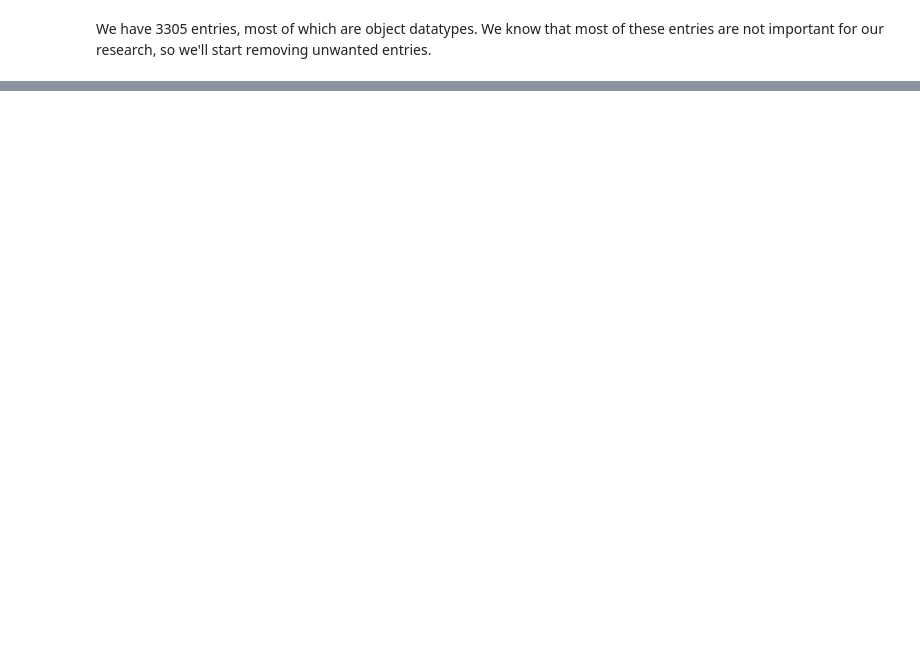
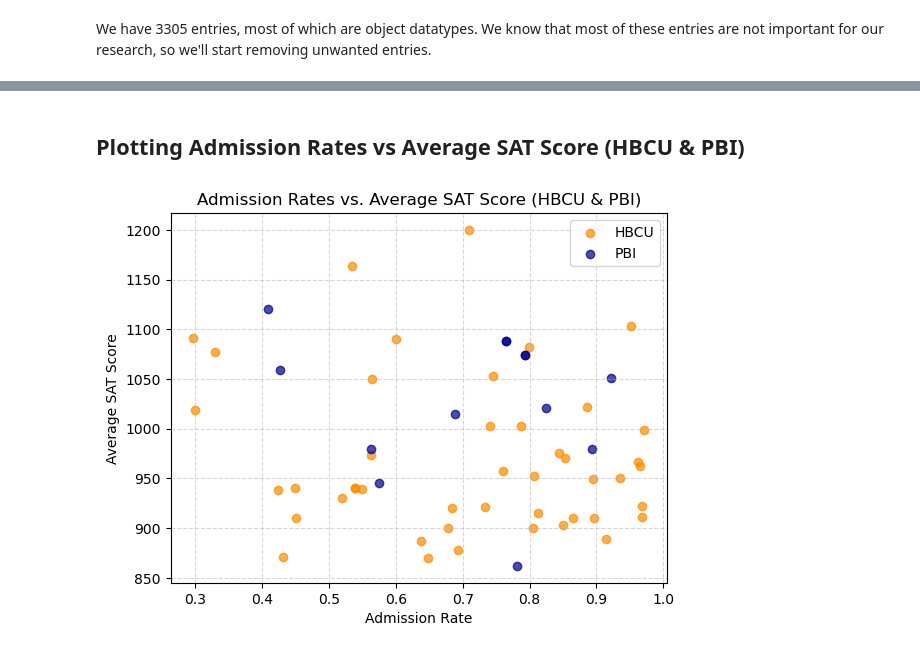
Before and after one commit to tanwasp/college-scorecard-analysis-group5, a Jupyter notebook: eda/full_college_scorecard_eda.ipynb, the cells around one changed output, grey strips where cells are left out. Drawn from its saved outputs; the diff is of its cells as text; code cells hidden in the pictures; blank space fills up the shorter version.

```diff
--- a/eda/full_college_scorecard_eda.ipynb
+++ b/eda/full_college_scorecard_eda.ipynb
@@ -158,0 +206,20 @@ dirty_data = dirty_data.drop(columns=["ZIP", "SCH_DEG", "SCHTYPE", "HCM2", "CCBA
+# %% [markdown]
+## Plotting Admission Rates vs Average SAT Score (HBCU & PBI)
+# %%
+plt.scatter(data[data['HBCU'] == 1]['ADM_RATE_ALL'],
+            data[data['HBCU'] == 1]['SAT_AVG_ALL'],
+            color='darkorange', label='HBCU', alpha=0.7)
+
+plt.scatter(data[data['PBI'] == 1]['ADM_RATE_ALL'],
+            data[data['PBI'] == 1]['SAT_AVG_ALL'],
+            color='darkblue', label='PBI', alpha=0.7)
+
+plt.xlabel('Admission Rate')
+plt.ylabel('Average SAT Score')
+plt.title('Admission Rates vs. Average SAT Score (HBCU & PBI)')
+plt.legend()
+plt.grid(True, linestyle='--', alpha=0.5)
+
+plt.show()
+# %% [output]
+[figure, added]
```
Also changed, not shown: parts of 22 cells of this notebook.
